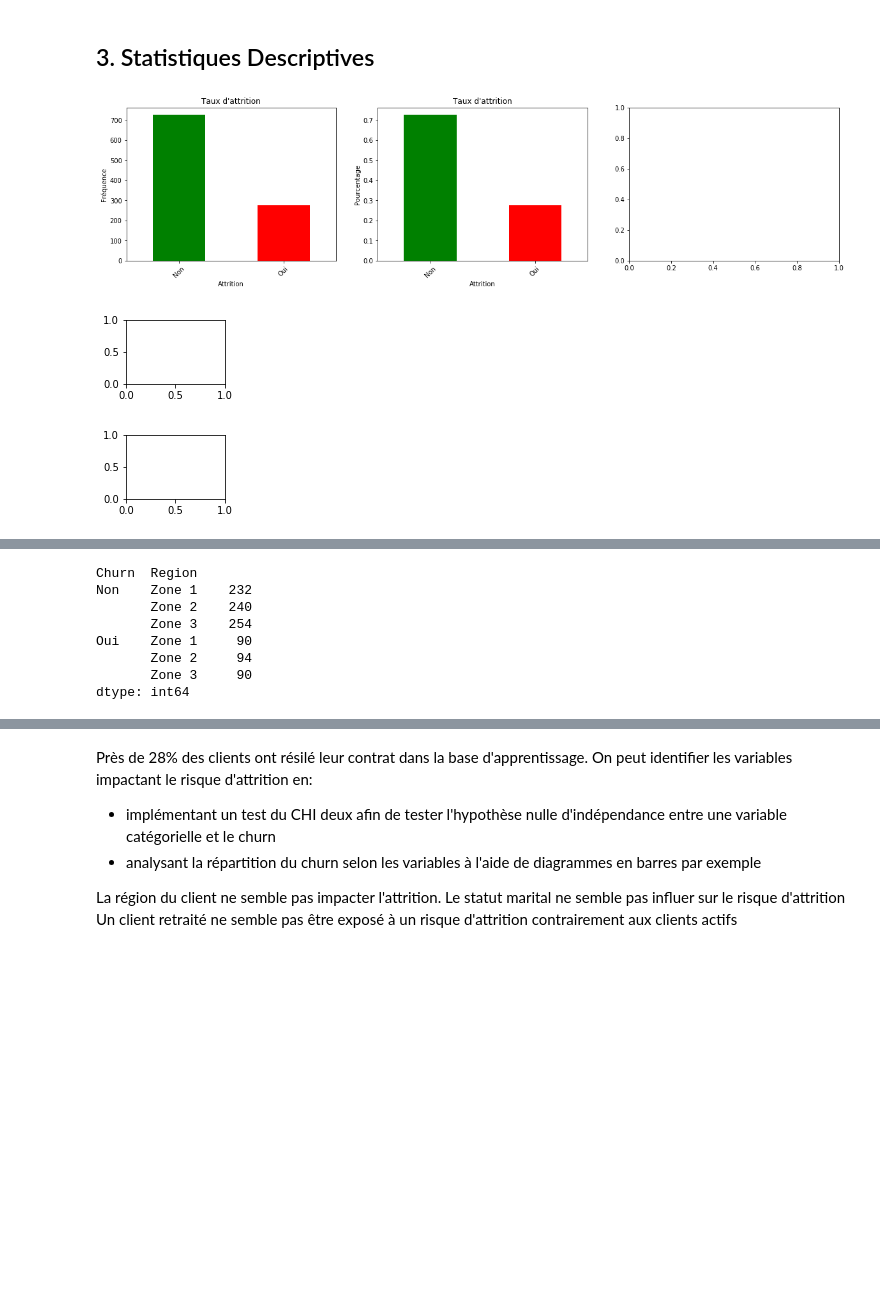
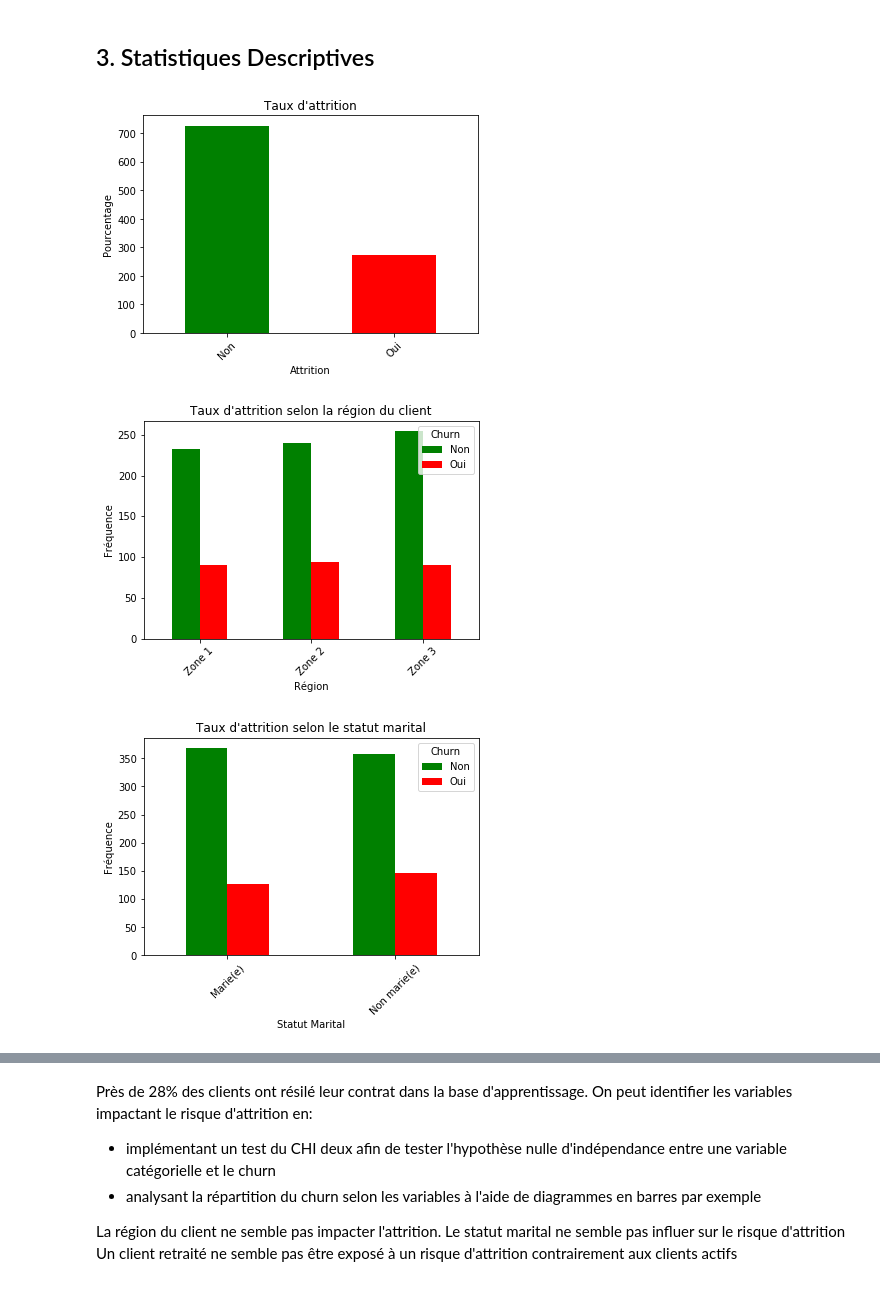
Before and after one commit to Redcart/Use_case_infeeny, a Jupyter notebook: Python/Scripts/Script_01.ipynb, the cells around one changed output, grey strips where cells are left out. Saved outputs shown, nothing was run; the diff lists cells and outputs as text; code cells hidden in the pictures; blank space fills up the shorter version.

```diff
--- a/Python/Scripts/Script_01.ipynb
+++ b/Python/Scripts/Script_01.ipynb
@@ -187,11 +187,11 @@ legend = ["Churn", "No churn"]
 colors = ["green", "red"]
 
 
-plt.figure(figsize=(20,15))
+#plt.figure(figsize=(20,15))
 
 
 # variable churn ==> fréquence absolue
-plt.subplot(331)
+#plt.subplot(331)
 
 data["Churn"].value_counts().plot(kind='bar', color=colors, rot=45)
 plt.title("Taux d'attrition")
@@ -199,7 +199,7 @@ plt.xlabel("Attrition")
 plt.ylabel("Fréquence")
 
 # variable churn ==> fréquence pourcentage
-plt.subplot(332)
+#plt.subplot(332)
 
 data["Churn"].value_counts(normalize=True).plot(kind='bar', color=colors, rot=45)
 plt.title("Taux d'attrition")
@@ -209,69 +209,67 @@ plt.ylabel("Pourcentage")
 
 
 # variable région
-plt.subplot(333)
+#plt.subplot(333)
 
 data.groupby(["Region", "Churn"]).size().unstack().plot(kind='bar', rot=45, color=colors)
-plt.title("Taux d'attrition")
-plt.xlabel("Attrition")
-plt.ylabel("Pourcentage")
-
-
+plt.title("Taux d'attrition selon la région du client")
+plt.xlabel("Région")
+plt.ylabel("Fréquence")
 
 
 # variable statut marital
-plt.subplot(334)
+#plt.subplot(334)
 
 pd.crosstab(data.StatutMarital, data.Churn).plot(kind='bar', rot=45, color=colors)
-plt.title("Taux d'attrition")
-plt.xlabel("Attrition")
-plt.ylabel("Pourcentage")
+plt.title("Taux d'attrition selon le statut marital")
+plt.xlabel("Statut Marital")
+plt.ylabel("Fréquence")
 
 
 # variable retraite/actif
-plt.subplot(335)
+#plt.subplot(335)
 
 pd.crosstab(data.Retraite, data.Churn).plot(kind='bar', rot=45, color=colors)
-plt.title("Taux d'attrition")
-plt.xlabel("Attrition")
-plt.ylabel("Pourcentage")
+plt.title("Taux d'attrition selon l'activité")
+plt.xlabel("Retraité")
+plt.ylabel("Fréquence")
 
 
 
 # variable sexe
-plt.subplot(336)
+#plt.subplot(336)
 
 pd.crosstab(data.Sexe, data.Churn).plot(kind='bar', rot=45, color=colors)
-plt.title("Taux d'attrition")
-plt.xlabel("Attrition")
-plt.ylabel("Pourcentage")
+plt.title("Taux d'attrition par sexe")
+plt.xlabel("Sexe")
+plt.ylabel("Fréquence")
 
 
 
 # variable mode d'acquisition du matériel
-plt.subplot(337)
+#plt.subplot(337)
 
 pd.crosstab(data.LocMateriel, data.Churn).plot(kind='bar', rot=45, color=colors)
-plt.title("Taux d'attrition")
-plt.xlabel("Attrition")
-plt.ylabel("Pourcentage")
+plt.title("Taux d'attrition selon le mode d'acquisition du matériel")
+plt.xlabel("Location Matériel")
+plt.ylabel("Fréquence")
 
 
 
 # variable catégorie de clients
-plt.subplot(338)
+#plt.subplot(338)
 
 pd.crosstab(data.CatClient, data.Churn).plot(kind='bar', rot=45, color=colors, stacked=True)
-plt.title("Taux d'attrition")
-plt.xlabel("Attrition")
-plt.ylabel("Pourcentage")
+plt.title("Taux d'attrition selon la catégorie des clients")
+plt.xlabel("Segment Commercial")
+plt.ylabel("Fréquence")
 
-plt.subplots_adjust(top=0.92, bottom=0.08, left=0.10, right=0.95, hspace=0.05,
-                    wspace=0.05)
+#plt.subplots_adjust(top=0.92, bottom=0.08, left=0.10, right=0.95, hspace=0.05,
+#                    wspace=0.05)
 
 
 plt.show()
 # %% [output]
-[figure, old version]
+[figure, new version]
-[figure, old version]
+[figure, new version]
-[figure, old version]
+[figure, new version]
@@ -282,11 +279,0 @@ plt.show()
-# %%
-data.groupby(["Churn", "Region"]).size()
-# %% [output]
-Churn  Region
-Non    Zone 1    232
-       Zone 2    240
-       Zone 3    254
-Oui    Zone 1     90
-       Zone 2     94
-       Zone 3     90
-dtype: int64
```
Also changed, not shown: parts of 13 cells of this notebook, 5 other files.
